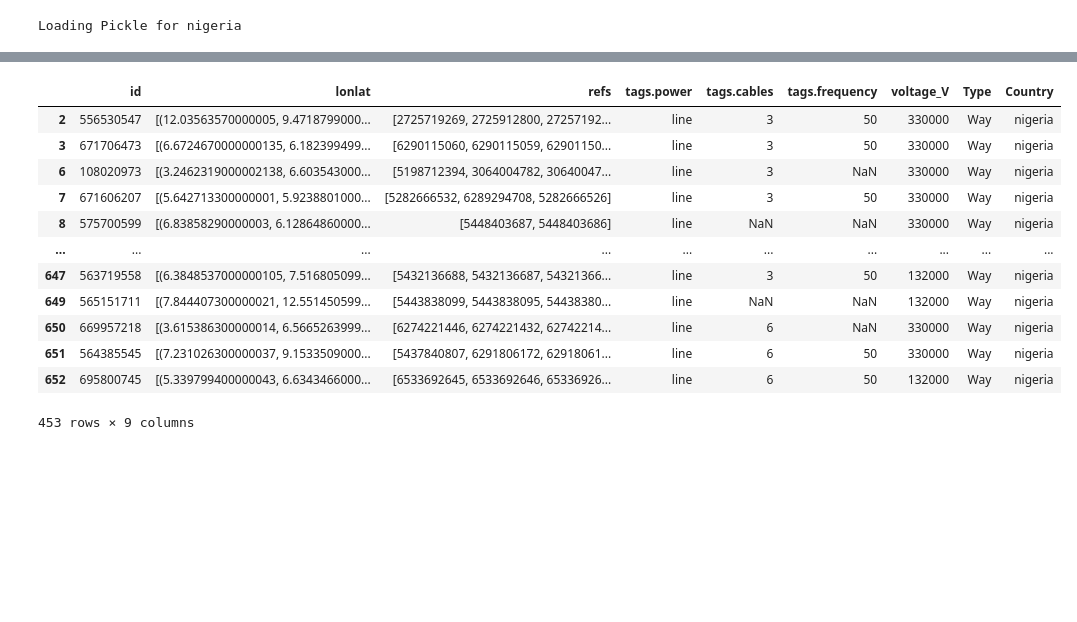
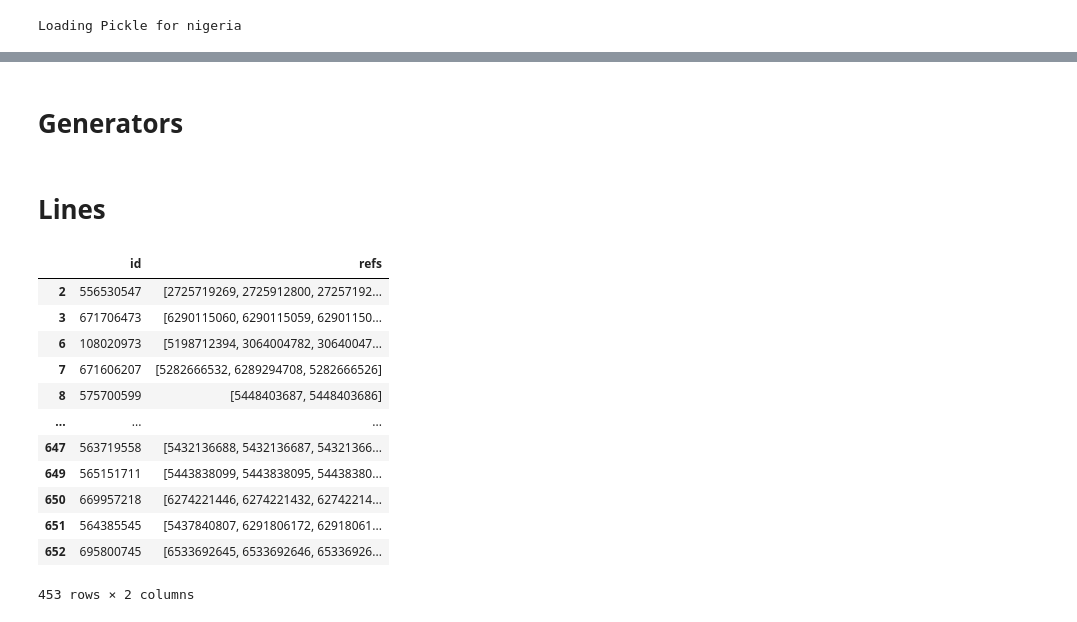
Before and after one commit to pypsa-meets-earth/pypsa-africa-hackathon, a Jupyter notebook: data_exploration/WP5_transmission_assets/osm_pbf_power_data_test.ipynb, the cells around one changed output, grey strips where cells are left out. Saved outputs shown, nothing was run; the diff lists cells and outputs as text; code cells hidden in the pictures; blank space fills up the shorter version.

```diff
--- a/data_exploration/WP5_transmission_assets/osm_pbf_power_data_test.ipynb
+++ b/data_exploration/WP5_transmission_assets/osm_pbf_power_data_test.ipynb
@@ -350,4 +400,6 @@ gdf_substations = convert_pd_to_gdf(df_all_substations)
 gdf_substations.to_file(outputfile_partial+'geojson', driver="GeoJSON")  # Generate GeoJson
+# %% [markdown]
+# Generators
 # %%
 # ----------- Generator -----------
 
@@ -391,3 +418,5 @@ def process_line_data(country_code, line_data):
+# %% [markdown]
+# Lines
 # %%
 # ----------- LINES -----------
 
@@ -397,36 +426,51 @@ def process_line_data(country_code, line_data):
 # The following code keeps only the first information before the semicolon..
 # Needs to be corrected in future, creating two lines with the same bus ID.
 
-df_all_lines.reset_index(drop=True, inplace=True)
-df_all_lines.dropna(subset=['tags.voltage'], inplace = True) # Drop any lines with Voltage = N/A
-df_all_lines.rename(columns = {'tags.voltage':"voltage_V"}, inplace = True)
-df_all_lines['voltage_V'] = df_all_lines['voltage_V'].str.split('*').str[0]
+
+df_all_lines = df_all_lines[
+        {
+            "id",
+            "refs",
+            "lonlat",
+            "tags.power",
+            "tags.cables",
+            "tags.voltage",
+            "tags.frequency",
+            "Type",
+            "Country",
+        }
+    ]
+
+# Clean data
+df_all_lines = df_all_lines.reset_index(drop=True)
+df_all_lines = df_all_lines.dropna(subset=['tags.voltage']) # Drop any lines with Voltage = N/A
+df_all_lines = df_all_lines.rename(columns = {'tags.voltage':"voltage_V"})
+df_all_lines['voltage_V'] = df_all_lines['voltage_V'].str.split('*').str[0] #just keeps the
 df_all_lines['voltage_V'] = df_all_lines['voltage_V'].str.split(';').str[0]
 df_all_lines['voltage_V'] = df_all_lines['voltage_V'].apply(lambda x: pd.to_numeric(x, errors='coerce')).dropna() ## if cell can't converted to float -> drop
 df_all_lines = df_all_lines[df_all_lines.voltage_V > 10000]
-df_all_lines.dropna(thresh=len(df_all_lines)*0.25, axis=1, how='all', inplace=True) # Drop Columns with 75% values as N/A
 # df_all_lines['end_refs'] =
 
 # Generate Files
-# outputfile_partial = os.path.join(os.getcwd(), 'data', 'africa_all'+'_lines.')
-# df_all_lines.to_csv(outputfile_partial + 'csv')  # Generate CSV
-# gdf_lines = convert_pd_to_gdf_lines(df_all_lines, simplified=True)
-# gdf_lines.to_file(outputfile_partial+'geojson',
-#             driver="GeoJSON")  # Generate GeoJson
+outputfile_partial = os.path.join(os.getcwd(), 'data', 'africa_all'+'_lines.')
+df_all_lines.to_csv(outputfile_partial + 'csv')  # Generate CSV
+gdf_lines = convert_pd_to_gdf_lines(df_all_lines.drop('refs', 1), simplified=True)
+gdf_lines.to_file(outputfile_partial+'geojson',
+            driver="GeoJSON")  # Generate GeoJson
 # %%
 df_line_lookup = df_all_lines[['id','refs']]
-display(df_all_lines)
+display(df_line_lookup)
 # %% [output]
-|  | id | lonlat | refs | tags.power | tags.cables | tags.frequency | voltage_V | Type | Country |
-| 2 | 556530547 | [(12.03563570000005, 9.4718799000... | [2725719269, 2725912800, 27257192... | line | 3 | 50 | 330000 | Way | nigeria |
-| 3 | 671706473 | [(6.6724670000000135, 6.182399499... | [6290115060, 6290115059, 62901150... | line | 3 | 50 | 330000 | Way | nigeria |
-| 6 | 108020973 | [(3.2462319000002138, 6.603543000... | [5198712394, 3064004782, 30640047... | line | 3 | NaN | 330000 | Way | nigeria |
-| 7 | 671606207 | [(5.642713300000001, 5.9238801000... | [5282666532, 6289294708, 5282666526] | line | 3 | 50 | 330000 | Way | nigeria |
-| 8 | 575700599 | [(6.83858290000003, 6.12864860000... | [5448403687, 5448403686] | line | NaN | NaN | 330000 | Way | nigeria |
-| ... | ... | ... | ... | ... | ... | ... | ... | ... | ... |
-| 647 | 563719558 | [(6.3848537000000105, 7.516805099... | [5432136688, 5432136687, 54321366... | line | 3 | 50 | 132000 | Way | nigeria |
-| 649 | 565151711 | [(7.844407300000021, 12.551450599... | [5443838099, 5443838095, 54438380... | line | NaN | NaN | 132000 | Way | nigeria |
-| 650 | 669957218 | [(3.615386300000014, 6.5665263999... | [6274221446, 6274221432, 62742214... | line | 6 | NaN | 330000 | Way | nigeria |
-| 651 | 564385545 | [(7.231026300000037, 9.1533509000... | [5437840807, 6291806172, 62918061... | line | 6 | 50 | 330000 | Way | nigeria |
-| 652 | 695800745 | [(5.339799400000043, 6.6343466000... | [6533692645, 6533692646, 65336926... | line | 6 | 50 | 132000 | Way | nigeria |
+|  | id | refs |
+| 2 | 556530547 | [2725719269, 2725912800, 27257192... |
+| 3 | 671706473 | [6290115060, 6290115059, 62901150... |
+| 6 | 108020973 | [5198712394, 3064004782, 30640047... |
+| 7 | 671606207 | [5282666532, 6289294708, 5282666526] |
+| 8 | 575700599 | [5448403687, 5448403686] |
+| ... | ... | ... |
+| 647 | 563719558 | [5432136688, 5432136687, 54321366... |
+| 649 | 565151711 | [5443838099, 5443838095, 54438380... |
+| 650 | 669957218 | [6274221446, 6274221432, 62742214... |
+| 651 | 564385545 | [5437840807, 6291806172, 62918061... |
+| 652 | 695800745 | [6533692645, 6533692646, 65336926... |
-453 rows × 9 columns
+453 rows × 2 columns
```
Also changed, not shown: parts of 19 cells of this notebook, 1 other file.
